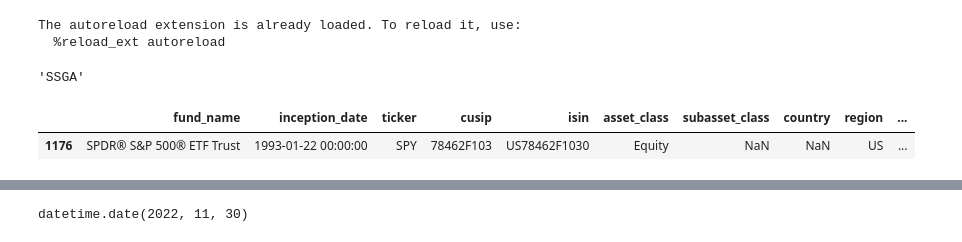
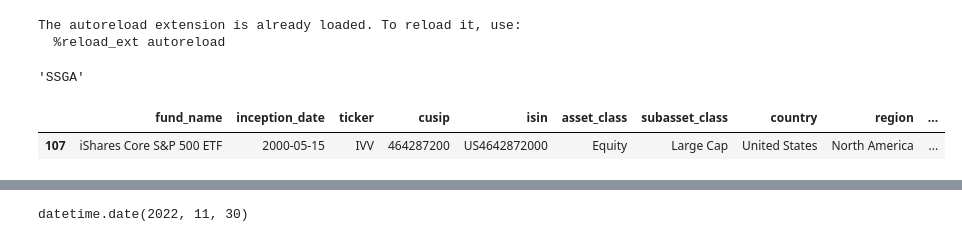
Before and after one commit to nikulpatel3141/ETF-Scraper, a Jupyter notebook: Notebooks/scripting.ipynb, the cells around one changed output, grey strips where cells are left out. Cells and saved outputs as stored; diff of their text form; code cells hidden in the pictures.

```diff
--- a/Notebooks/scripting.ipynb
+++ b/Notebooks/scripting.ipynb
@@ -250,9 +250,9 @@ a.provider
 # %% [output]
 'SSGA'
 # %%
-es.listings_df[es.listings_df['ticker']=='SPY']
+es.listings_df[es.listings_df['ticker']=='IVV']
 # %% [output]
 |  | fund_name | inception_date | ticker | cusip | isin | asset_class | subasset_class | country | region | ... |
-| 1176 | SPDR® S&P 500® ETF Trust | 1993-01-22 00:00:00 | SPY | 78462F103 | US78462F1030 | Equity | NaN | NaN | US | ... |
+| 107 | iShares Core S&P 500 ETF | 2000-05-15 | IVV | 464287200 | US4642872000 | Equity | Large Cap | United States | North America | ... |
 # %%
 df = es.query_holdings(
```
Also changed, not shown: parts of 2 cells of this notebook, 1 other file.
